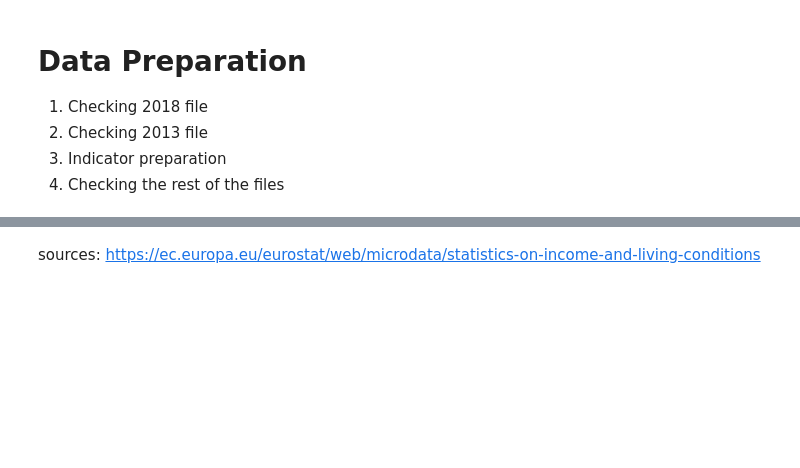
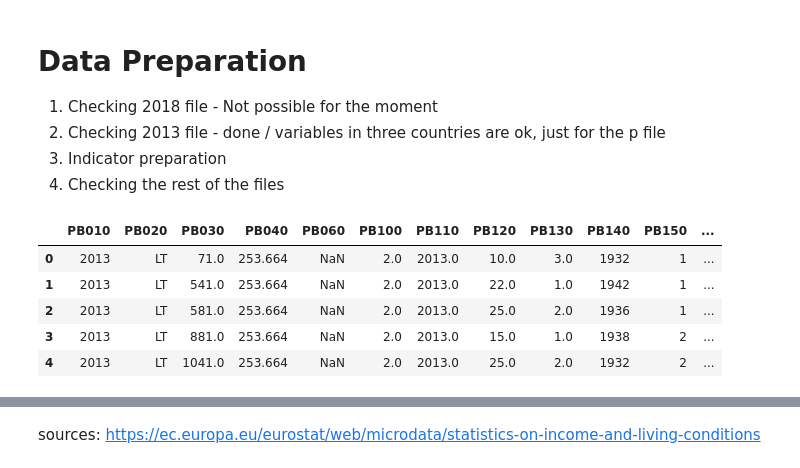
Before and after one commit to mariaferrol1988/happiness-eu-project, a Jupyter notebook: data-processing/data-processing.ipynb, the cells around one changed output, grey strips where cells are left out. Cells and saved outputs as stored; diff of their text form; code cells hidden in the pictures; blank space fills up the shorter version.

```diff
--- a/data-processing/data-processing.ipynb
+++ b/data-processing/data-processing.ipynb
@@ -1,8 +1,8 @@
 # %% [markdown]
 # Data Preparation
 
-1. Checking 2018 file
-2. Checking 2013 file
+1. Checking 2018 file - Not possible for the moment
+2. Checking 2013 file - done / variables in three countries are ok, just for the p file
 3. Indicator preparation
 4. Checking the rest of the files
 # %%
@@ -50,3 +50,12 @@ myvar_list = ['PB010','PB020','PB030','PB040','PB060','PB100','PB110','PB120','P
  'PW130','PW140','PW150','PW160','PW170','PW180','PW190','PW200','PW210',
  'PW220','PX010','PX020','PX030','PX040','PX050','PX200']
 df_temp = concatenated_df(d_filelist, myvar_list) # udf to open files and concatenate then into a df
+# %%
+df_temp.head()
+# %% [output]
+|  | PB010 | PB020 | PB030 | PB040 | PB060 | PB100 | PB110 | PB120 | PB130 | PB140 | PB150 | ... |
+| 0 | 2013 | LT | 71.0 | 253.664 | NaN | 2.0 | 2013.0 | 10.0 | 3.0 | 1932 | 1 | ... |
+| 1 | 2013 | LT | 541.0 | 253.664 | NaN | 2.0 | 2013.0 | 22.0 | 1.0 | 1942 | 1 | ... |
+| 2 | 2013 | LT | 581.0 | 253.664 | NaN | 2.0 | 2013.0 | 25.0 | 2.0 | 1936 | 1 | ... |
+| 3 | 2013 | LT | 881.0 | 253.664 | NaN | 2.0 | 2013.0 | 15.0 | 1.0 | 1938 | 2 | ... |
+| 4 | 2013 | LT | 1041.0 | 253.664 | NaN | 2.0 | 2013.0 | 25.0 | 2.0 | 1932 | 2 | ... |
```
Also changed, not shown: parts of 3 cells of this notebook.
